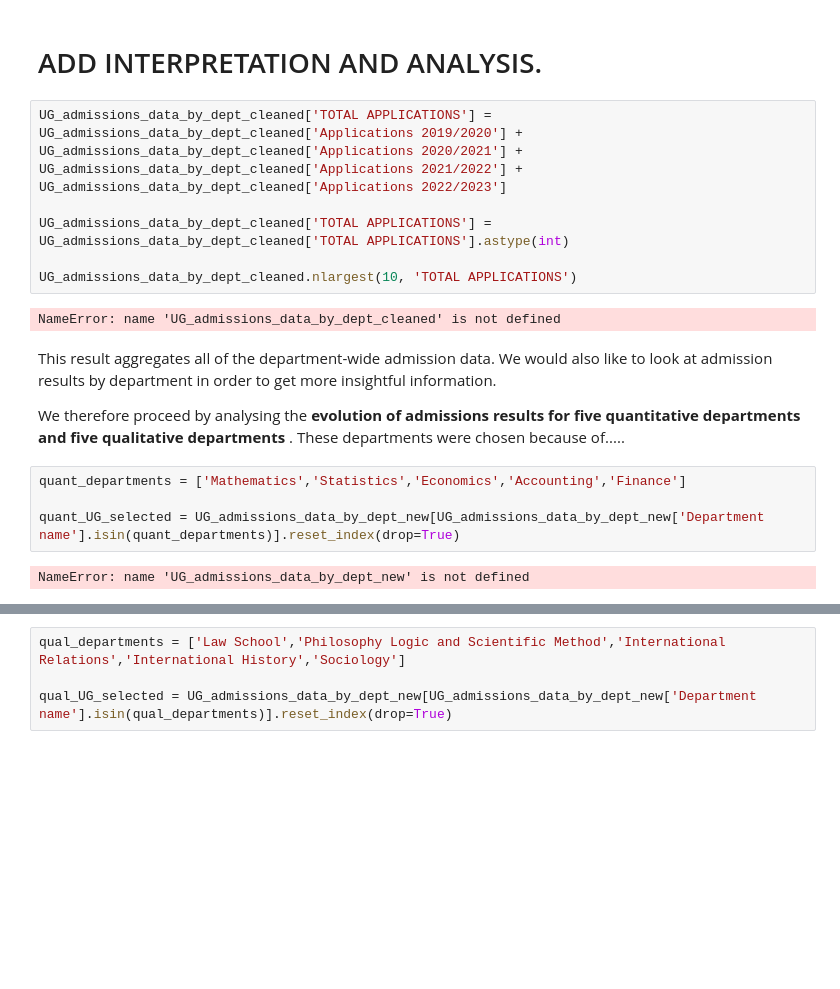
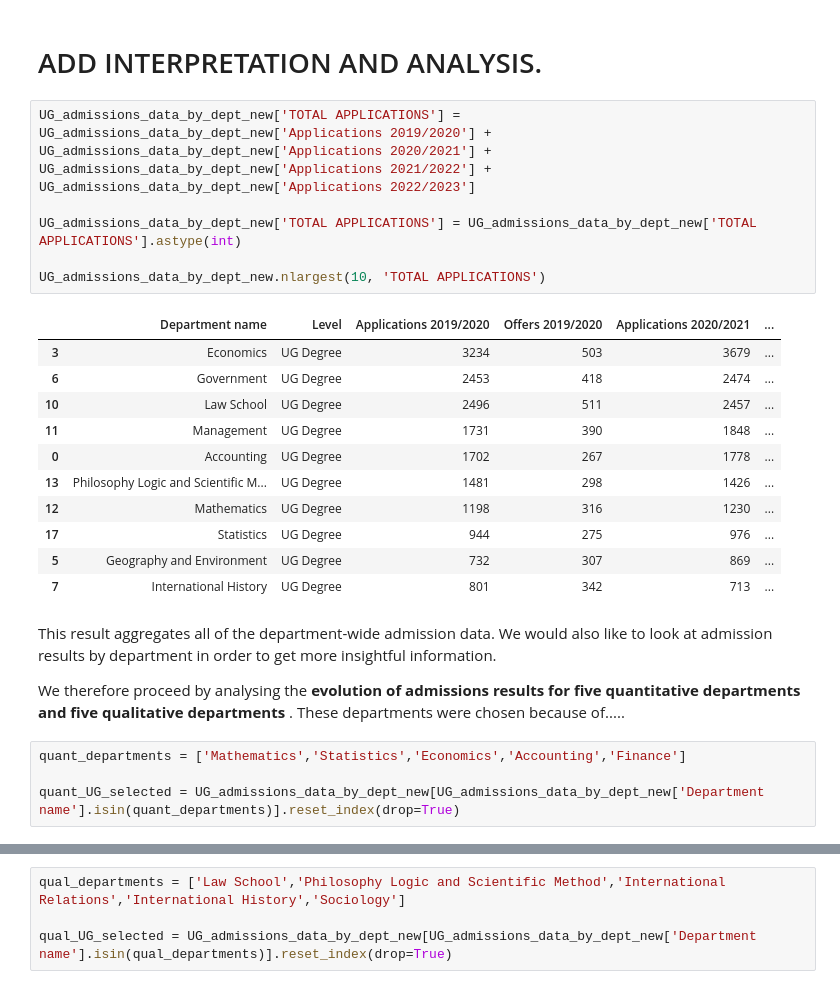
Before and after one commit to ilovest115/ST115-project-finalised, a Jupyter notebook: ST115-project-finalised.ipynb, the cells around one changed output, grey strips where cells are left out. Cells and saved outputs as stored; diff of their text form; blank space fills up the shorter version.

```diff
--- a/ST115-project-finalised.ipynb
+++ b/ST115-project-finalised.ipynb
@@ -899,13 +1016,23 @@ fig11.show()
 # %% [markdown]
 # ADD INTERPRETATION AND ANALYSIS.
 # %%
-UG_admissions_data_by_dept_cleaned['TOTAL APPLICATIONS'] = UG_admissions_data_by_dept_cleaned['Applications 2019/2020'] + UG_admissions_data_by_dept_cleaned['Applications 2020/2021'] + UG_admissions_data_by_dept_cleaned['Applications 2021/2022'] + UG_admissions_data_by_dept_cleaned['Applications 2022/2023']
+UG_admissions_data_by_dept_new['TOTAL APPLICATIONS'] = UG_admissions_data_by_dept_new['Applications 2019/2020'] + UG_admissions_data_by_dept_new['Applications 2020/2021'] + UG_admissions_data_by_dept_new['Applications 2021/2022'] + UG_admissions_data_by_dept_new['Applications 2022/2023']
 
-UG_admissions_data_by_dept_cleaned['TOTAL APPLICATIONS'] = UG_admissions_data_by_dept_cleaned['TOTAL APPLICATIONS'].astype(int)
+UG_admissions_data_by_dept_new['TOTAL APPLICATIONS'] = UG_admissions_data_by_dept_new['TOTAL APPLICATIONS'].astype(int)
 
-UG_admissions_data_by_dept_cleaned.nlargest(10, 'TOTAL APPLICATIONS')
+UG_admissions_data_by_dept_new.nlargest(10, 'TOTAL APPLICATIONS')
 # %% [output]
-NameError: name 'UG_admissions_data_by_dept_cleaned' is not defined
+|  | Department name | Level | Applications 2019/2020 | Offers 2019/2020 | Applications 2020/2021 | ... |
+| 3 | Economics | UG Degree | 3234 | 503 | 3679 | ... |
+| 6 | Government | UG Degree | 2453 | 418 | 2474 | ... |
+| 10 | Law School | UG Degree | 2496 | 511 | 2457 | ... |
+| 11 | Management | UG Degree | 1731 | 390 | 1848 | ... |
+| 0 | Accounting | UG Degree | 1702 | 267 | 1778 | ... |
+| 13 | Philosophy Logic and Scientific M... | UG Degree | 1481 | 298 | 1426 | ... |
+| 12 | Mathematics | UG Degree | 1198 | 316 | 1230 | ... |
+| 17 | Statistics | UG Degree | 944 | 275 | 976 | ... |
+| 5 | Geography and Environment | UG Degree | 732 | 307 | 869 | ... |
+| 7 | International History | UG Degree | 801 | 342 | 713 | ... |
 # %% [markdown]
 This result aggregates all of the department-wide admission data. We would also like to look at admission results by department in order to get more insightful information.
 
@@ -914,8 +1041,6 @@ We therefore proceed by analysing the <b> evolution of admissions results for fi
 quant_departments = ['Mathematics','Statistics','Economics','Accounting','Finance']
 
 quant_UG_selected = UG_admissions_data_by_dept_new[UG_admissions_data_by_dept_new['Department name'].isin(quant_departments)].reset_index(drop=True)
-# %% [output]
-NameError: name 'UG_admissions_data_by_dept_new' is not defined
 # %%
 import plotly.graph_objects as go
 
```
Also changed, not shown: parts of 36 cells of this notebook.
